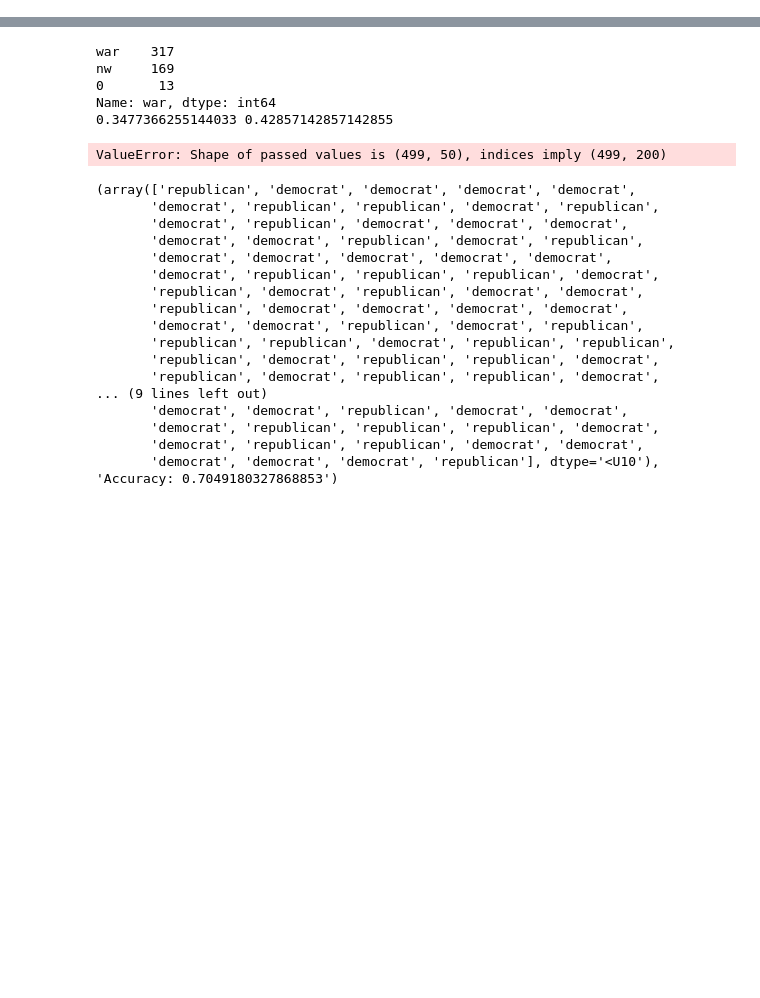
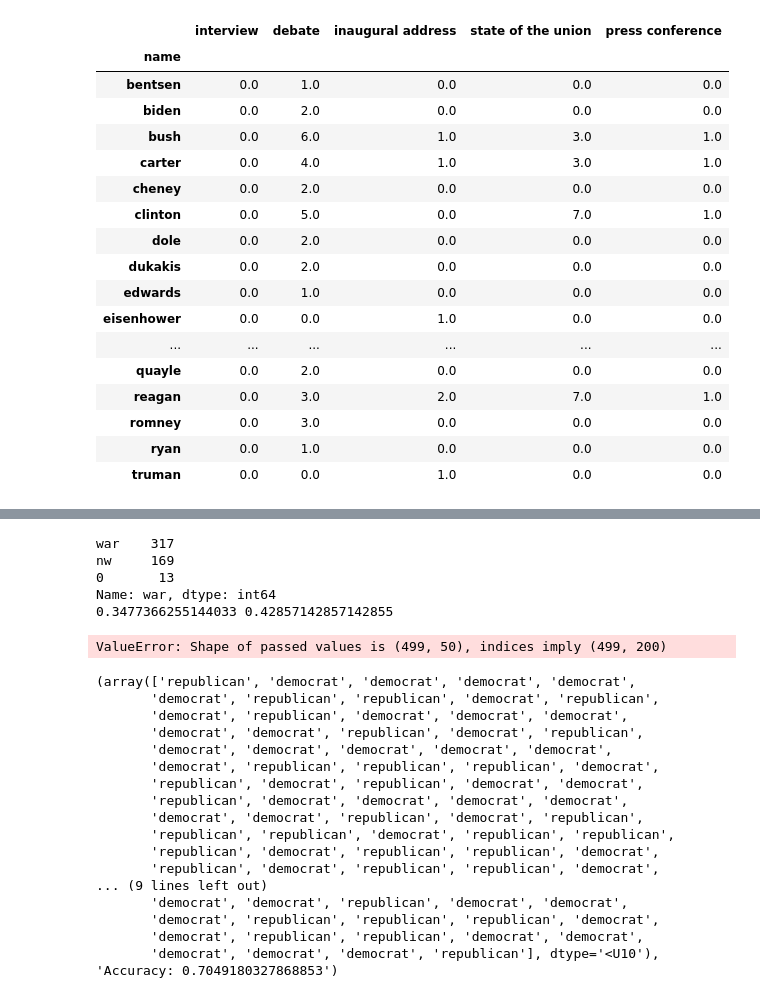
Before and after one commit to annewbarry/partisan-speech, a Jupyter notebook: partisan_speech.ipynb, the cells around one changed output, grey strips where cells are left out. Drawn from its saved outputs; the diff is of its cells as text; code cells hidden in the pictures; blank space fills up the shorter version.

```diff
--- a/partisan_speech.ipynb
+++ b/partisan_speech.ipynb
@@ -147,0 +234,21 @@ df = pd.concat([df, opponents])
+# %%
+df.groupby('name').sum()
+# %% [output]
+|  | interview | debate | inaugural address | state of the union | press conference |
+| name |  |  |  |  |  |
+| bentsen | 0.0 | 1.0 | 0.0 | 0.0 | 0.0 |
+| biden | 0.0 | 2.0 | 0.0 | 0.0 | 0.0 |
+| bush | 0.0 | 6.0 | 1.0 | 3.0 | 1.0 |
+| carter | 0.0 | 4.0 | 1.0 | 3.0 | 1.0 |
+| cheney | 0.0 | 2.0 | 0.0 | 0.0 | 0.0 |
+| clinton | 0.0 | 5.0 | 0.0 | 7.0 | 1.0 |
+| dole | 0.0 | 2.0 | 0.0 | 0.0 | 0.0 |
+| dukakis | 0.0 | 2.0 | 0.0 | 0.0 | 0.0 |
+| edwards | 0.0 | 1.0 | 0.0 | 0.0 | 0.0 |
+| eisenhower | 0.0 | 0.0 | 1.0 | 0.0 | 0.0 |
+| ... | ... | ... | ... | ... | ... |
+| quayle | 0.0 | 2.0 | 0.0 | 0.0 | 0.0 |
+| reagan | 0.0 | 3.0 | 2.0 | 7.0 | 1.0 |
+| romney | 0.0 | 3.0 | 0.0 | 0.0 | 0.0 |
+| ryan | 0.0 | 1.0 | 0.0 | 0.0 | 0.0 |
+| truman | 0.0 | 0.0 | 1.0 | 0.0 | 0.0 |
```
Also changed, not shown: parts of 31 cells of this notebook.
